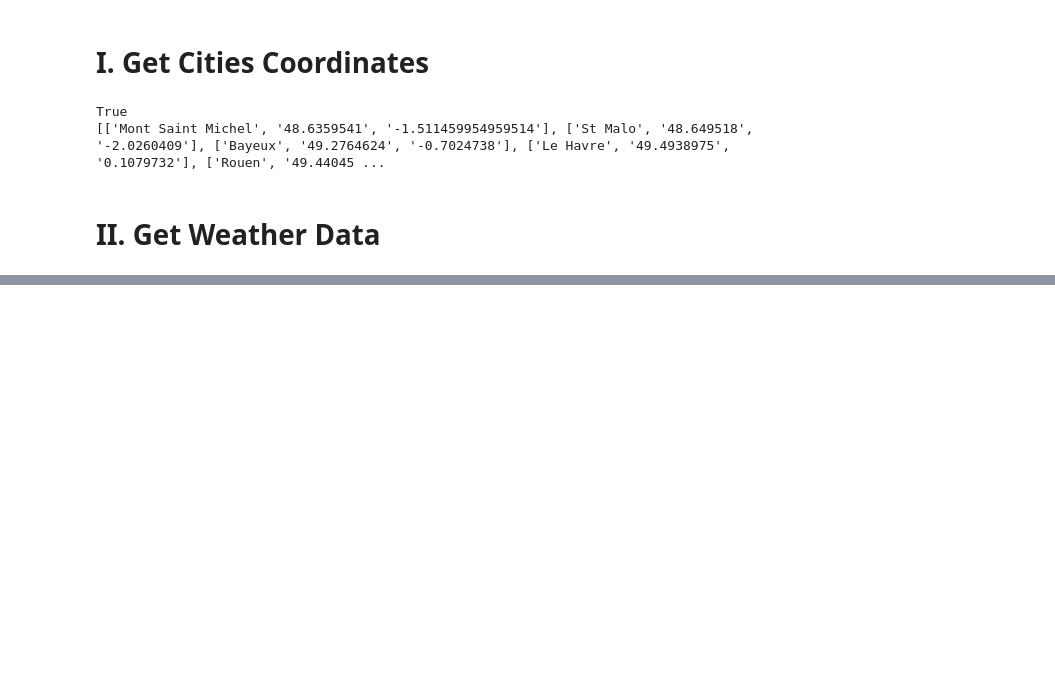
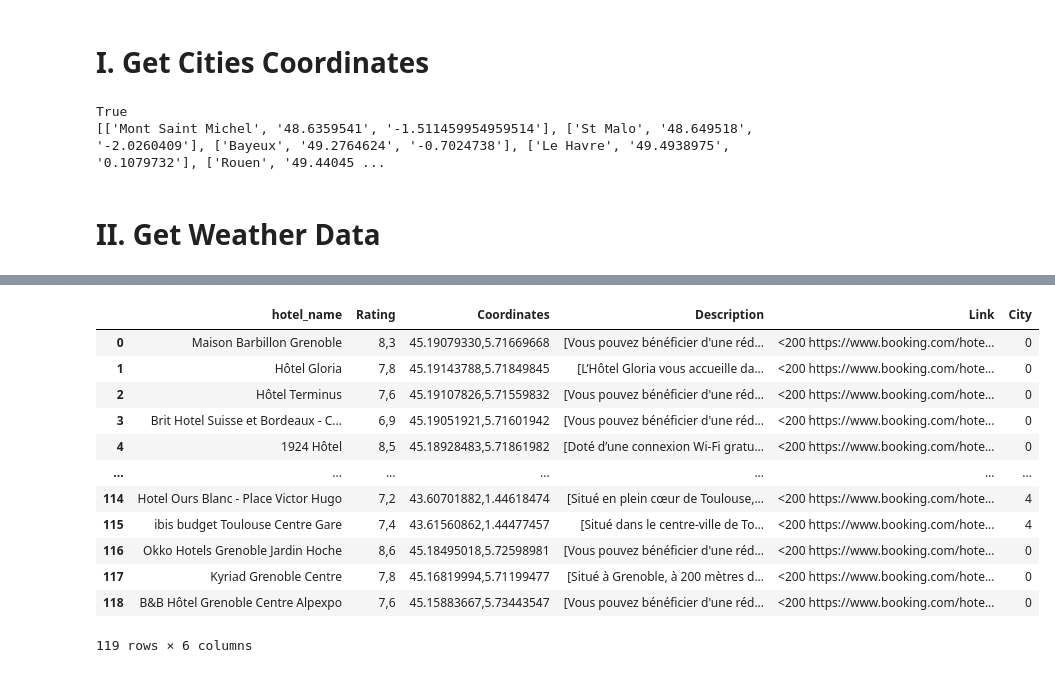
Before and after one commit to leaboussekeyt/API-Scrapping--Plan-your-trip, a Jupyter notebook: Plan Your Trip.ipynb, the cells around one changed output, grey strips where cells are left out. Drawn from its saved outputs; the diff is of its cells as text; code cells hidden in the pictures; blank space fills up the shorter version.

```diff
--- a/Plan Your Trip.ipynb
+++ b/Plan Your Trip.ipynb
@@ -216,11 +329,11 @@ class BookingHotels(scrapy.Spider):
 # %%
 # Name of the file where the results will be saved
-filename = "test11.json"
+filename = "hotel_data.json"
 
 # If file already exists, delete it before crawling (because Scrapy will
 # concatenate the last and new results otherwise)
-if filename in os.listdir("/Users/julietteboussekeyt/Desktop/Project 2 - Plan your trip/Project-2---Plan-your-trip"):
-        os.remove('/Users/julietteboussekeyt/Desktop/Project 2 - Plan your trip/Project-2---Plan-your-trip' + filename)
+if filename in os.listdir("/Users/julietteboussekeyt/Desktop/Final Projects/Project 2 - Plan your trip/Project-2---Plan-your-trip/src/"):
+        os.remove('/Users/julietteboussekeyt/Desktop/Final Projects/Project 2 - Plan your trip/Project-2---Plan-your-trip/src/' + filename)
 
 # Declare a new CrawlerProcess with some settings
 ## USER_AGENT => Simulates a browser on an OS
@@ -236,6 +349,6 @@ process = CrawlerProcess(settings = {
 })
 
 # Start the crawling using the spider you defined above
-process.crawl(BookingHotels)
+process.crawl(BookingHotels,start_urls=list_urls)
 process.start()
 # %% [output]
@@ -262,0 +372,20 @@ process.start()
+# %%
+# Have a look at dataset
+import pandas as pd
+
+df = pd.read_json('src/{}'.format(filename))
+df
+# %% [output]
+|  | hotel_name | Rating | Coordinates | Description | Link | City |
+| 0 | Maison Barbillon Grenoble | 8,3 | 45.19079330,5.71669668 | [Vous pouvez bénéficier d'une réd... | <200 https://www.booking.com/hote... | 0 |
+| 1 | Hôtel Gloria | 7,8 | 45.19143788,5.71849845 | [L’Hôtel Gloria vous accueille da... | <200 https://www.booking.com/hote... | 0 |
+| 2 | Hôtel Terminus | 7,6 | 45.19107826,5.71559832 | [Vous pouvez bénéficier d'une réd... | <200 https://www.booking.com/hote... | 0 |
+| 3 | Brit Hotel Suisse et Bordeaux - C... | 6,9 | 45.19051921,5.71601942 | [Vous pouvez bénéficier d'une réd... | <200 https://www.booking.com/hote... | 0 |
+| 4 | 1924 Hôtel | 8,5 | 45.18928483,5.71861982 | [Doté d’une connexion Wi-Fi gratu... | <200 https://www.booking.com/hote... | 0 |
+| ... | ... | ... | ... | ... | ... | ... |
+| 114 | Hotel Ours Blanc - Place Victor Hugo | 7,2 | 43.60701882,1.44618474 | [Situé en plein cœur de Toulouse,... | <200 https://www.booking.com/hote... | 4 |
+| 115 | ibis budget Toulouse Centre Gare | 7,4 | 43.61560862,1.44477457 | [Situé dans le centre-ville de To... | <200 https://www.booking.com/hote... | 4 |
+| 116 | Okko Hotels Grenoble Jardin Hoche | 8,6 | 45.18495018,5.72598981 | [Vous pouvez bénéficier d'une réd... | <200 https://www.booking.com/hote... | 0 |
+| 117 | Kyriad Grenoble Centre | 7,8 | 45.16819994,5.71199477 | [Situé à Grenoble, à 200 mètres d... | <200 https://www.booking.com/hote... | 0 |
+| 118 | B&B Hôtel Grenoble Centre Alpexpo | 7,6 | 45.15883667,5.73443547 | [Vous pouvez bénéficier d'une réd... | <200 https://www.booking.com/hote... | 0 |
+119 rows × 6 columns
```
Also changed, not shown: parts of 22 cells of this notebook.
